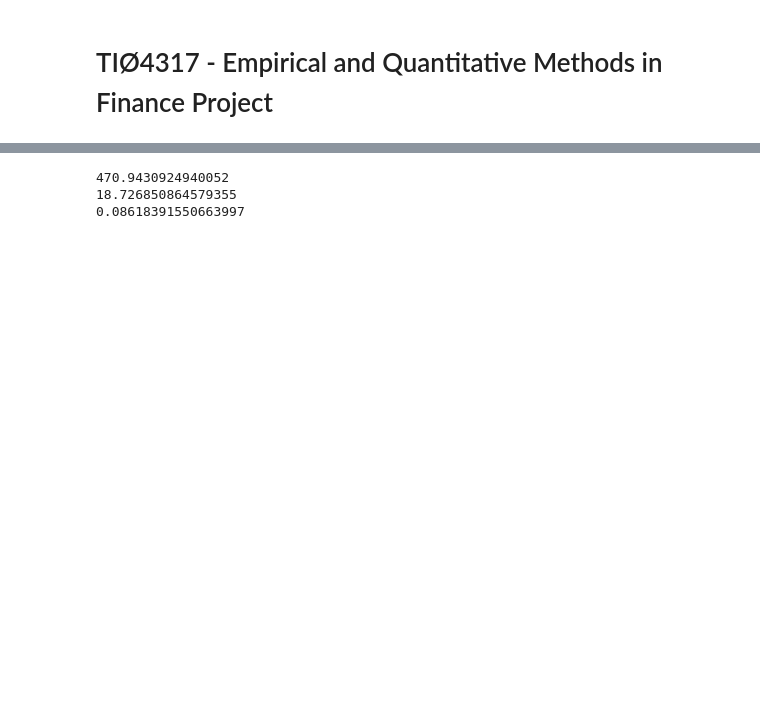
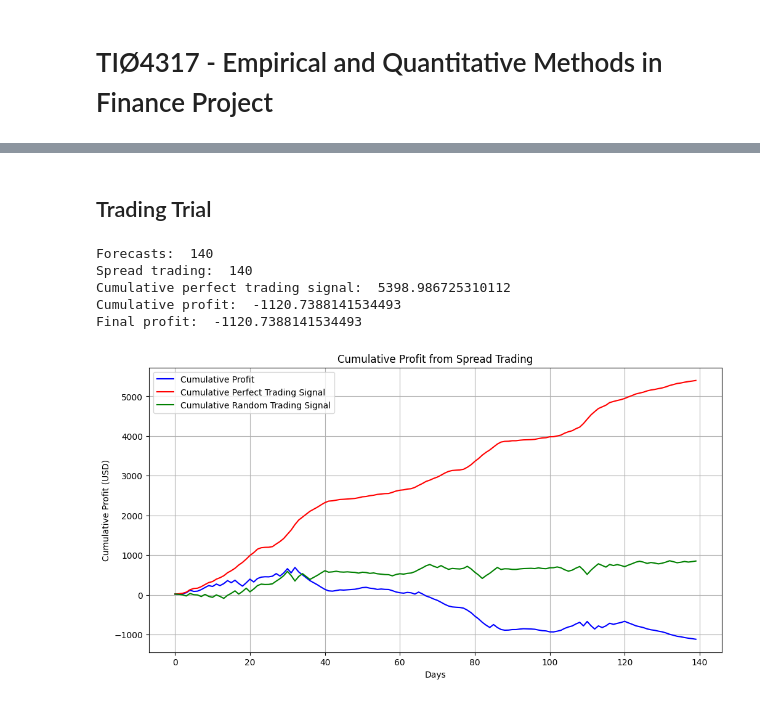
Before and after one commit to synnerbo/EmpiriskProsjekt, a Jupyter notebook: tiø4317_project.ipynb, the cells around one changed output, grey strips where cells are left out. Cells and saved outputs as stored; diff of their text form; code cells hidden in the pictures; blank space fills up the shorter version.

```diff
--- a/tiø4317_project.ipynb
+++ b/tiø4317_project.ipynb
@@ -222,10 +129,10 @@ print(f"Best ARMA(p,q) for BIC: p={min_bic_index[0]}, q={min_bic_index[1]}")
 # %%
-btc_model = ARIMA(spread_df["price_spread"].iloc[:-10], order=(3, 0, 3))
-fitted_btc_model = btc_model.fit()
+forecast_steps = 10
+forecasts = []
 
-# Dynamic forecast for 10 future days
-forecast_steps = 10
-dynamic_btc_forecast = fitted_btc_model.forecast(steps=forecast_steps)
-
-# Print forecast
-print(dynamic_btc_forecast)
+for i in range(0, 140):
+    spread_estimation = spread_df["price_spread"].iloc[:-150+i]  # Exclude the last 150 days for testing
+    btc_model = ARIMA(spread_estimation, order=(3, 0, 3))
+    fitted_btc_model = btc_model.fit()
+    forecast = fitted_btc_model.forecast(steps=forecast_steps)
+    forecasts.append(forecast[-1])
@@ -259,8 +139,52 @@ Name: price_spread, dtype: float64
-# %%
-print(mean_squared_error(spread_df['price_spread'].iloc[-10:], dynamic_btc_forecast))
-print(mean_absolute_error(spread_df['price_spread'].iloc[-10:], dynamic_btc_forecast))
-print(mean_absolute_percentage_error(spread_df['price_spread'].iloc[-10:], dynamic_btc_forecast))
-# %% [output]
-470.9430924940052
-18.726850864579355
-0.08618391550663997
+# %% [markdown]
+## Trading Trial
+# %%
+spread_trading = spread_df["price_spread"].iloc[-150:-10]  # Last 150 days for testing
+trade_results = spread_df["price_spread"].iloc[-140:]  # Last 150 days for testing
+
+print("Forecasts: ", len(forecasts))
+print("Spread trading: ", len(spread_trading))
+
+# List, 1 for buy, -1 for sell, 0 for hold if forecasts[i] > spread_trading.iloc[i] else -1
+trading_signal = []
+for i in range(len(forecasts)):
+    if forecasts[i] > spread_trading.iloc[i]:
+        trading_signal.append(1)  # Buy
+    elif forecasts[i] < spread_trading.iloc[i]:
+        trading_signal.append(-1)  # Sell
+    else:
+        trading_signal.append(0)  # Hold
+
+spread_movement = np.array(trade_results) - np.array(spread_trading)
+perfect_trading_signal = np.abs(spread_movement)
+cumulative_perfect_trading_signal = np.cumsum(perfect_trading_signal)
+print("Cumulative perfect trading signal: ", cumulative_perfect_trading_signal[-1])
+random_trading_signal = np.random.choice([-1, 1], size=len(trading_signal), p=[0.5, 0.5])
+random_trading_signal_profit = random_trading_signal * spread_movement
+cumulative_random_trading_signal = np.cumsum(random_trading_signal_profit)
+
+trading_profit = trading_signal * spread_movement
+cumulative_profit = np.cumsum(trading_profit)
+print("Cumulative profit: ", cumulative_profit[-1])
+print("Final profit: ", cumulative_profit[-1])
+plt.figure(figsize=(12, 6))
+plt.plot(cumulative_profit, label="Cumulative Profit", color="blue")
+plt.plot(cumulative_perfect_trading_signal, label="Cumulative Perfect Trading Signal", color="red")
+plt.plot(cumulative_random_trading_signal, label="Cumulative Random Trading Signal", color="green")
+plt.xlabel("Days")
+plt.ylabel("Cumulative Profit (USD)")
+plt.title("Cumulative Profit from Spread Trading (USD)")
+plt.legend()
+plt.grid()
+plt.show()
+# Calculate performance metrics
+mse = mean_squared_error(trade_results, forecasts)
+mae = mean_absolute_error(trade_results, forecasts)
+mape = mean_absolute_percentage_error(trade_results, forecasts)
+# %% [output]
+Forecasts:  140
+Spread trading:  140
+Cumulative perfect trading signal:  5398.986725310112
+Cumulative profit:  -1120.7388141534493
+Final profit:  -1120.7388141534493
+[figure, added]
```
Also changed, not shown: parts of 11 cells of this notebook.
